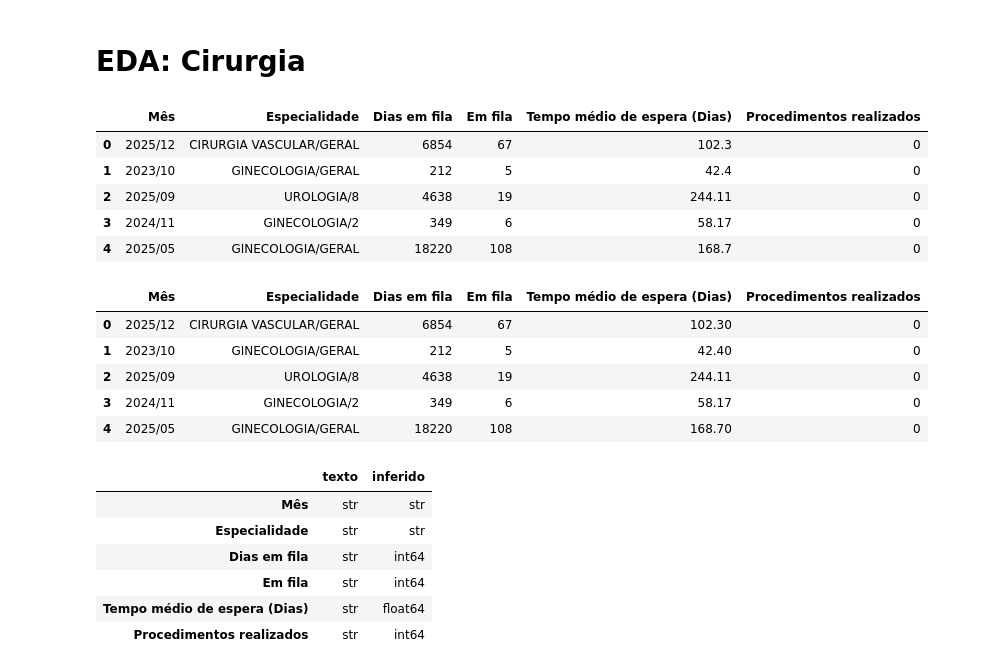
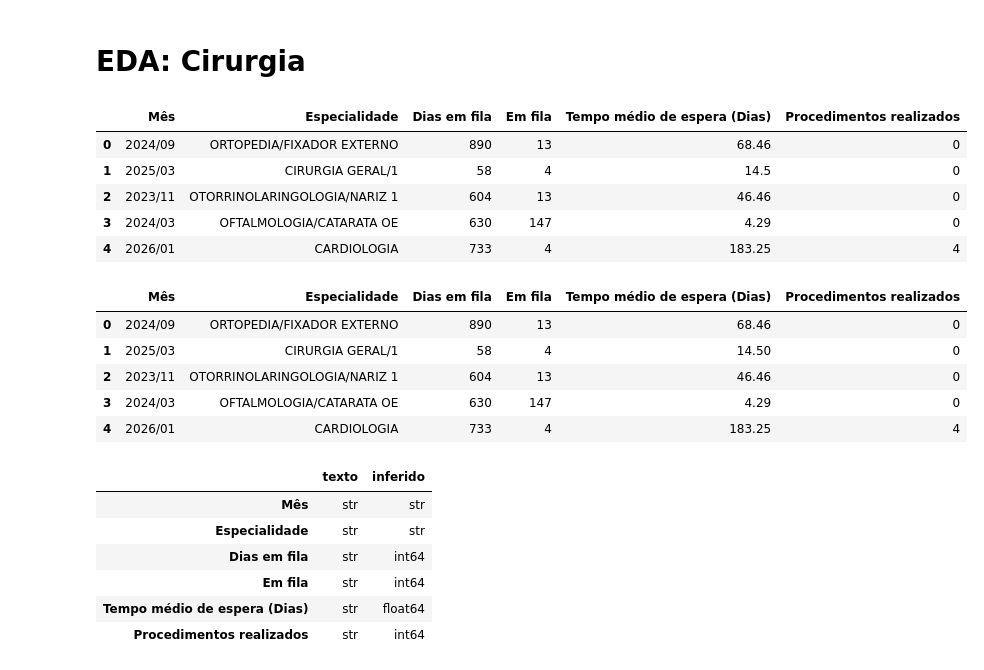
Before and after one commit to w4nessa/SaudeIndicadoresRegulacaoGoias, a Jupyter notebook: notebooks/01-eda-cirurgia.ipynb, the cells around one changed output. Saved outputs shown, nothing was run; the diff lists cells and outputs as text; code cells hidden in the pictures.

```diff
--- a/notebooks/01-eda-cirurgia.ipynb
+++ b/notebooks/01-eda-cirurgia.ipynb
@@ -3,25 +3,25 @@
 # %%
 import pandas as pd
 # %%
-cirurgia_texto = pd.read_csv('../data/raw/indicadores-de-cirurgia.csv', sep=';', encoding='utf-8', dtype=str)
+cirurgia_texto = pd.read_csv('../data/raw/20261006/indicadores-de-cirurgia.csv', sep=';', encoding='utf-8', dtype=str)
 cirurgia_texto.head()
 # %% [output]
 |  | Mês | Especialidade | Dias em fila | Em fila | Tempo médio de espera (Dias) | Procedimentos realizados |
-| 0 | 2025/12 | CIRURGIA VASCULAR/GERAL | 6854 | 67 | 102.3 | 0 |
-| 1 | 2023/10 | GINECOLOGIA/GERAL | 212 | 5 | 42.4 | 0 |
-| 2 | 2025/09 | UROLOGIA/8 | 4638 | 19 | 244.11 | 0 |
-| 3 | 2024/11 | GINECOLOGIA/2 | 349 | 6 | 58.17 | 0 |
-| 4 | 2025/05 | GINECOLOGIA/GERAL | 18220 | 108 | 168.7 | 0 |
+| 0 | 2024/09 | ORTOPEDIA/FIXADOR EXTERNO | 890 | 13 | 68.46 | 0 |
+| 1 | 2025/03 | CIRURGIA GERAL/1 | 58 | 4 | 14.5 | 0 |
+| 2 | 2023/11 | OTORRINOLARINGOLOGIA/NARIZ 1 | 604 | 13 | 46.46 | 0 |
+| 3 | 2024/03 | OFTALMOLOGIA/CATARATA OE | 630 | 147 | 4.29 | 0 |
+| 4 | 2026/01 | CARDIOLOGIA | 733 | 4 | 183.25 | 4 |
 # %%
-cirurgia = pd.read_csv('../data/raw/indicadores-de-cirurgia.csv', sep=';', encoding='utf-8')
+cirurgia = pd.read_csv('../data/raw/20261006/indicadores-de-cirurgia.csv', sep=';', encoding='utf-8')
 cirurgia.head()
 # %% [output]
 |  | Mês | Especialidade | Dias em fila | Em fila | Tempo médio de espera (Dias) | Procedimentos realizados |
-| 0 | 2025/12 | CIRURGIA VASCULAR/GERAL | 6854 | 67 | 102.30 | 0 |
-| 1 | 2023/10 | GINECOLOGIA/GERAL | 212 | 5 | 42.40 | 0 |
-| 2 | 2025/09 | UROLOGIA/8 | 4638 | 19 | 244.11 | 0 |
-| 3 | 2024/11 | GINECOLOGIA/2 | 349 | 6 | 58.17 | 0 |
-| 4 | 2025/05 | GINECOLOGIA/GERAL | 18220 | 108 | 168.70 | 0 |
+| 0 | 2024/09 | ORTOPEDIA/FIXADOR EXTERNO | 890 | 13 | 68.46 | 0 |
+| 1 | 2025/03 | CIRURGIA GERAL/1 | 58 | 4 | 14.50 | 0 |
+| 2 | 2023/11 | OTORRINOLARINGOLOGIA/NARIZ 1 | 604 | 13 | 46.46 | 0 |
+| 3 | 2024/03 | OFTALMOLOGIA/CATARATA OE | 630 | 147 | 4.29 | 0 |
+| 4 | 2026/01 | CARDIOLOGIA | 733 | 4 | 183.25 | 4 |
 # %%
 pd.concat([cirurgia_texto.dtypes, cirurgia.dtypes], axis=1, keys=['texto', 'inferido'])
 # %% [output]
```
Also changed, not shown: parts of 7 cells of this notebook, 7 other files.
